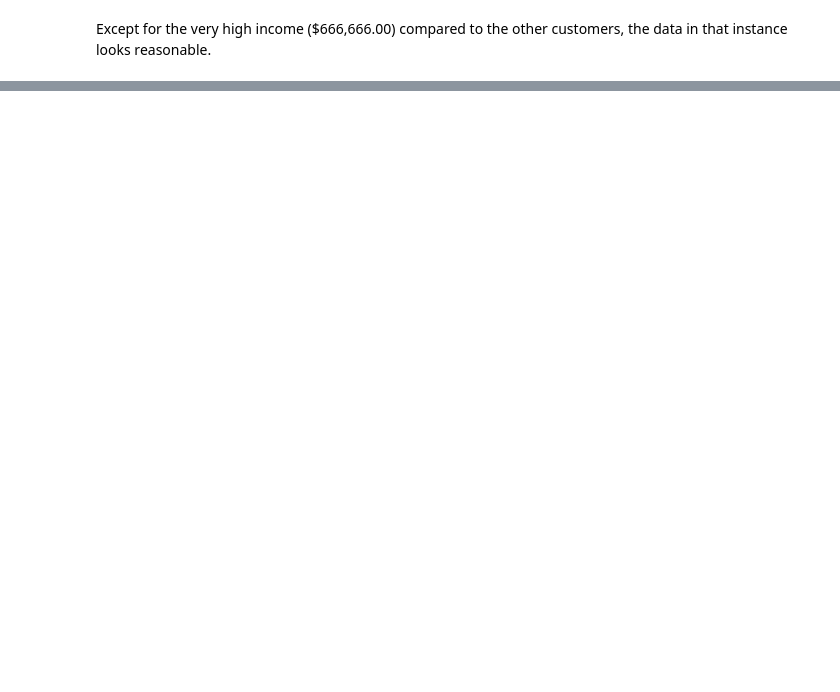
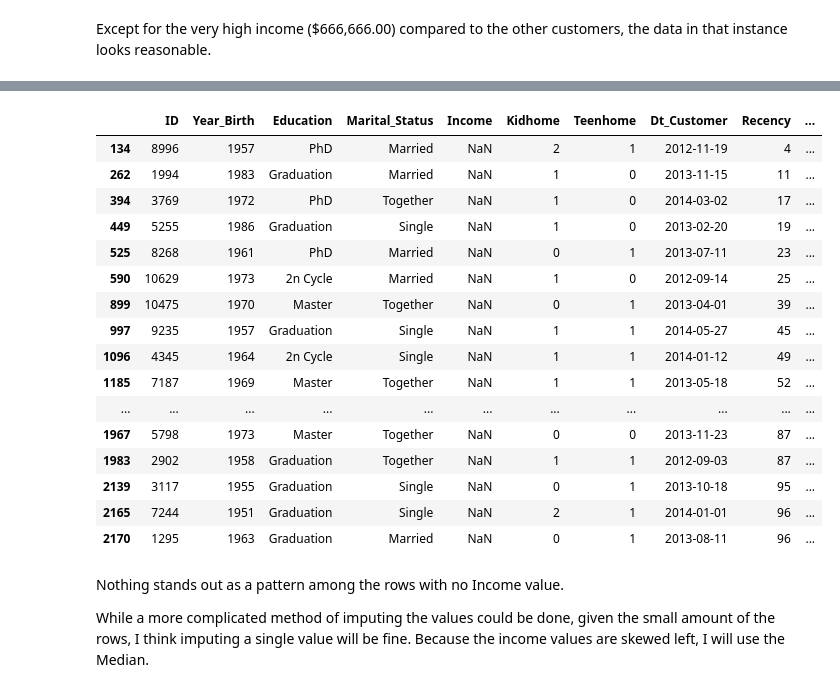
Before and after one commit to merb92/marketing-analytics-xyz, a Jupyter notebook: notebooks/01-eda.ipynb, the cells around one changed output, grey strips where cells are left out. Saved outputs shown, nothing was run; the diff lists cells and outputs as text; code cells hidden in the pictures; blank space fills up the shorter version.

Commit message:
Imputed missing values

```diff
--- a/notebooks/01-eda.ipynb
+++ b/notebooks/01-eda.ipynb
@@ -566,0 +583,24 @@ Except for the very high income ($666,666.00) compared to the other customers, t
+# %%
+df[df.Income_Dollars.isna()]
+# %% [output]
+|  | ID | Year_Birth | Education | Marital_Status | Income | Kidhome | Teenhome | Dt_Customer | Recency | ... |
+| 134 | 8996 | 1957 | PhD | Married | NaN | 2 | 1 | 2012-11-19 | 4 | ... |
+| 262 | 1994 | 1983 | Graduation | Married | NaN | 1 | 0 | 2013-11-15 | 11 | ... |
+| 394 | 3769 | 1972 | PhD | Together | NaN | 1 | 0 | 2014-03-02 | 17 | ... |
+| 449 | 5255 | 1986 | Graduation | Single | NaN | 1 | 0 | 2013-02-20 | 19 | ... |
+| 525 | 8268 | 1961 | PhD | Married | NaN | 0 | 1 | 2013-07-11 | 23 | ... |
+| 590 | 10629 | 1973 | 2n Cycle | Married | NaN | 1 | 0 | 2012-09-14 | 25 | ... |
+| 899 | 10475 | 1970 | Master | Together | NaN | 0 | 1 | 2013-04-01 | 39 | ... |
+| 997 | 9235 | 1957 | Graduation | Single | NaN | 1 | 1 | 2014-05-27 | 45 | ... |
+| 1096 | 4345 | 1964 | 2n Cycle | Single | NaN | 1 | 1 | 2014-01-12 | 49 | ... |
+| 1185 | 7187 | 1969 | Master | Together | NaN | 1 | 1 | 2013-05-18 | 52 | ... |
+| ... | ... | ... | ... | ... | ... | ... | ... | ... | ... | ... |
+| 1967 | 5798 | 1973 | Master | Together | NaN | 0 | 0 | 2013-11-23 | 87 | ... |
+| 1983 | 2902 | 1958 | Graduation | Together | NaN | 1 | 1 | 2012-09-03 | 87 | ... |
+| 2139 | 3117 | 1955 | Graduation | Single | NaN | 0 | 1 | 2013-10-18 | 95 | ... |
+| 2165 | 7244 | 1951 | Graduation | Single | NaN | 2 | 1 | 2014-01-01 | 96 | ... |
+| 2170 | 1295 | 1963 | Graduation | Married | NaN | 0 | 1 | 2013-08-11 | 96 | ... |
+# %% [markdown]
+Nothing stands out as a pattern among the rows with no Income value.
+
+While a more complicated method of imputing the values could be done, given the small amount of the rows, I think imputing a single value will be fine.  Because the income values are skewed left, I will use the Median.
```
Also changed, not shown: parts of 9 cells of this notebook.
